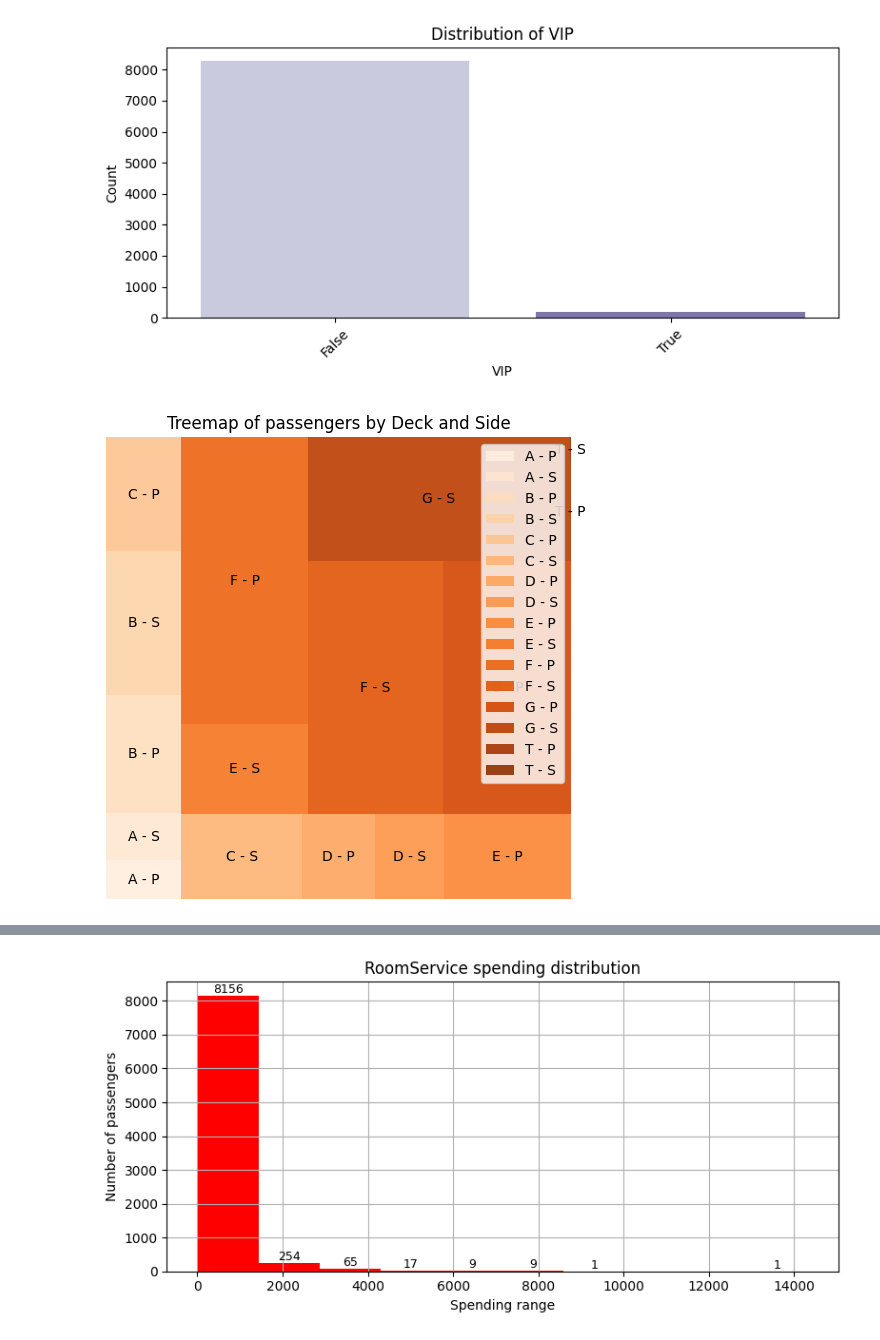
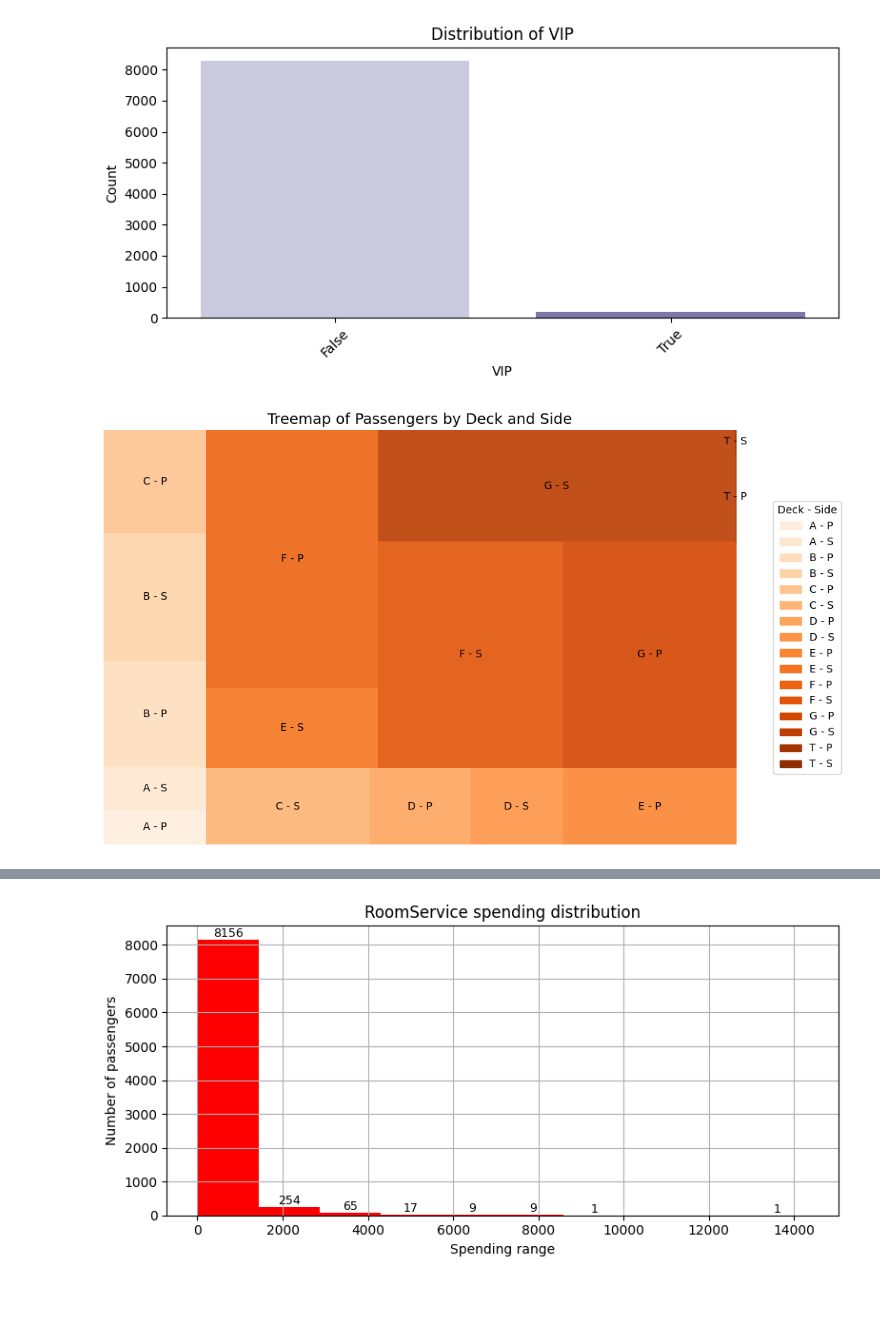
Before and after one commit to KaggleChallenge-Group9/Spaceship-Titanic-Challenge, a Jupyter notebook: Spaceship_Titanic_Challenge_Group_9.ipynb, the cells around one changed output, grey strips where cells are left out. Saved outputs shown, nothing was run; the diff lists cells and outputs as text; code cells hidden in the pictures; blank space fills up the shorter version.

```diff
--- a/Spaceship_Titanic_Challenge_Group_9.ipynb
+++ b/Spaceship_Titanic_Challenge_Group_9.ipynb
@@ -167,26 +163,34 @@ Passing `palette` without assigning `hue` is deprecated and will be removed in v
   sns.countplot(x=variable, data=train, palette='Purples')
 [figure]
 # %%
-#Split the cabin column
+from matplotlib.patches import Patch
+
+# Split the 'Cabin' column
 train[['Deck', 'CabinNum', 'Side']] = train['Cabin'].str.split('/', expand=True)
 
-#Group data by deck and dide
-deck_side_counts = train.groupby(['Deck', 'Side']).size().reset_index(name='Count')
+# Group and count
+counts = train.groupby(['Deck', 'Side']).size().reset_index(name='Count')
+counts['Label'] = counts['Deck'] + ' - ' + counts['Side']
 
-#Create a labels
-deck_side_counts['Label'] = deck_side_counts['Deck'] + ' - ' + deck_side_counts['Side']
+# Color palette
+colors = sns.color_palette('Oranges', len(counts))
 
-#Plot the Treemap
-plt.figure(figsize=(6, 6))
+# Treemap
+plt.figure(figsize=(10, 6))
 squarify.plot(
-    sizes=deck_side_counts['Count'],
-    label=deck_side_counts['Label'],
-    color=sns.color_palette('Oranges', len(deck_side_counts)),
+    sizes=counts['Count'],
+    label=counts['Label'],
+    color=colors,
     alpha=0.9
 )
-plt.title("Treemap of passengers by Deck and Side", fontsize=12)
 plt.axis('off')
-plt.legend()
+plt.title("Treemap of Passengers by Deck and Side", fontsize=14)
+
+# Legend
+legend_patches = [Patch(color=colors[i], label=counts['Label'][i]) for i in range(len(counts))]
+plt.legend(handles=legend_patches, title='Deck - Side', bbox_to_anchor=(1.05, 0.5), loc='center left')
+
+plt.tight_layout()
 plt.show()
 # %% [output]
-[figure, old version]
+[figure, new version]
```
Also changed, not shown: parts of 14 cells of this notebook.
